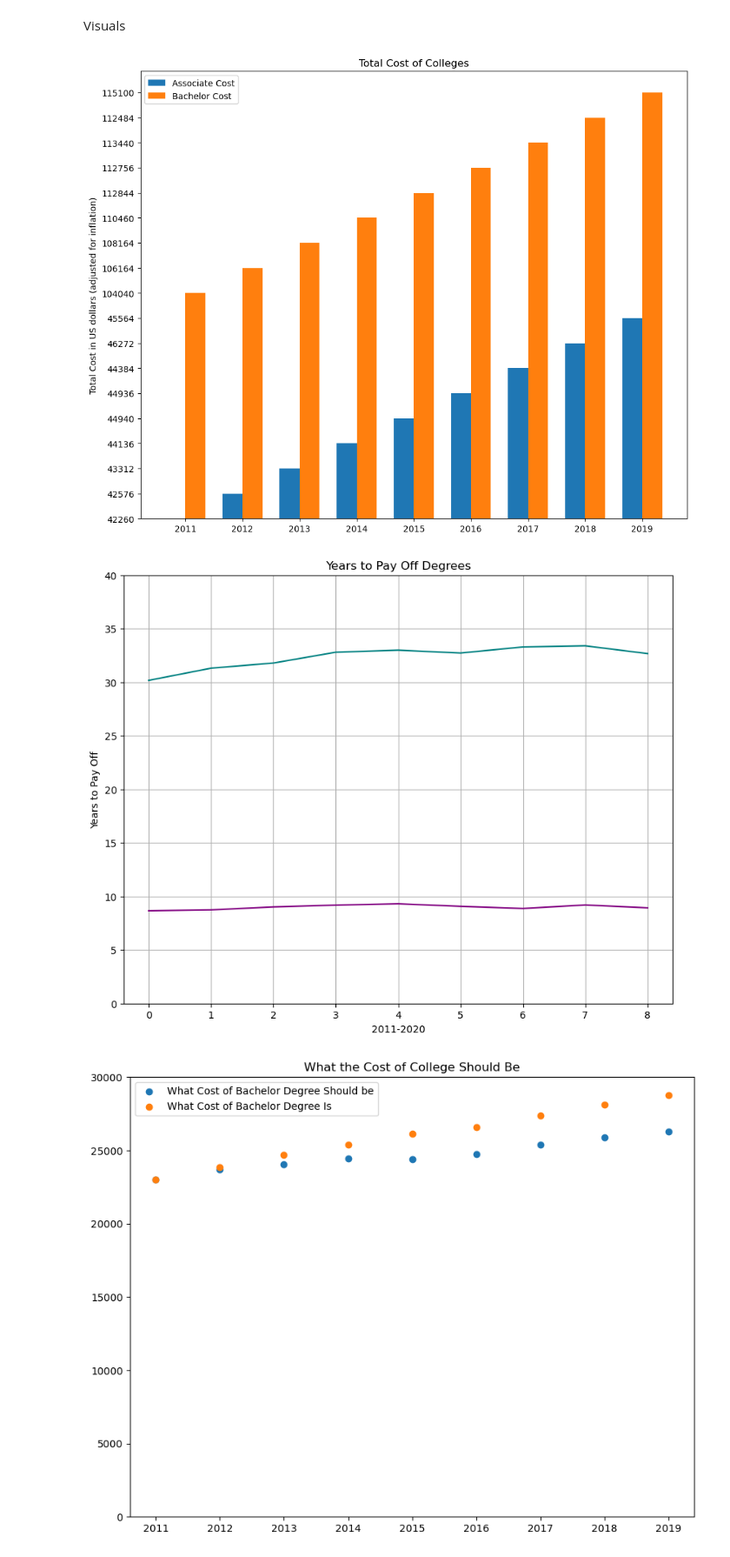
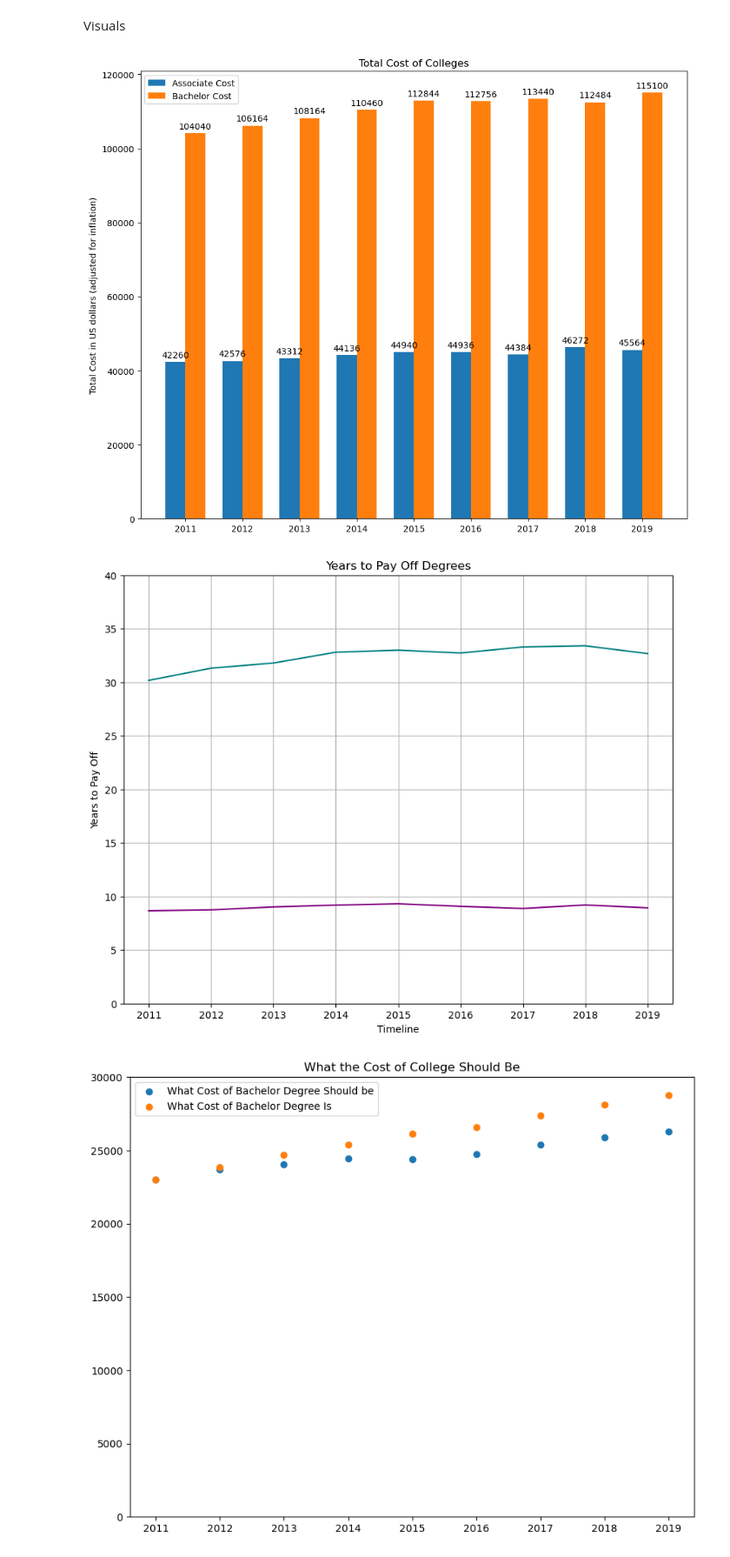
Before and after one commit to SierraAndrews01/Monetary-Value-of-College, a Jupyter notebook: Files/Monetary Value of College.ipynb, the cells around one changed output. Shown at 87% size. Cells and saved outputs as stored; diff of their text form; code cells hidden in the pictures.

```diff
--- a/Files/Monetary Value of College.ipynb
+++ b/Files/Monetary Value of College.ipynb
@@ -117,46 +129,46 @@ Visuals
 # %%
 ## Associate vs Bachelor Costs each year
 labels = ['2011', '2012', '2013', '2014', '2015', '2016', '2017', '2018', '2019']
-Bar_Chart_Associate_Cost = ['42260', '42576', '43312', '44136', '44940', '44936', '44384', '46272', '45564']
-Bar_Chart_Bachelor_Cost = ['104040', '106164', '108164', '110460', '112844', '112756', '113440', '112484', '115100']
+Bar_Chart_Associate_Cost = [42260, 42576, 43312, 44136, 44940, 44936, 44384, 46272, 45564]
+Bar_Chart_Bachelor_Cost = [104040, 106164, 108164, 110460, 112844, 112756, 113440, 112484, 115100]
 
 x = np.arange(len(labels))
 width = 0.35
 
 fig, ax = plt.subplots()
 rects1 = ax.bar(x - width/2, Bar_Chart_Associate_Cost, width, label = 'Associate Cost')
 rects2 = ax.bar(x + width/2, Bar_Chart_Bachelor_Cost, width, label = 'Bachelor Cost')
 
 ax.set_ylabel('Total Cost in US dollars (adjusted for inflation)')
 ax.set_title('Total Cost of Colleges')
 ax.set_xticks(x)
 ax.set_xticklabels(labels)
 ax.legend()
 
-
-##ax.bar_label(rects1, padding=3)
-##ax.bar_label(rects2, padding=3)
+ax.bar_label(rects1, padding=3)
+ax.bar_label(rects2, padding=3)
 
 fig.tight_layout()
 
 plt.show()
 # %% [output]
-[figure, old version]
+[figure, new version]
 # %%
 ## How long to pay off each degree from the academic year 2011-2012 to 2019-2020
+x = 2011, 2012, 2013, 2014, 2015, 2016, 2017, 2018, 2019
 S1 = AS_Years_Paid_Off
 S2 = BA_Years_Paid_Off
 
 fig, ax = plt.subplots()
-ax.plot(S1, label='Associate Degree', color='purple')
-ax.plot(S2, label='Bachelor Degree', color='teal')
+ax.plot(x, S1, label='Associate Degree', color='purple')
+ax.plot(x, S2, label='Bachelor Degree', color='teal')
 ax.set_ylim([0, 40])
 ax.set_title('Years to Pay Off Degrees')
-ax.set_xlabel('2011-2020')
+ax.set_xlabel('Timeline')
 ax.set_ylabel('Years to Pay Off')
 ax.grid()
 # %% [output]
-[figure, old version]
+[figure, new version]
 # %%
 ## This graph shows the cost of just one year of college, not all four years combined
 IDEK_Bachelor = Bachelor_Cost_Data['22,074']
```
Also changed, not shown: parts of 14 cells of this notebook.
